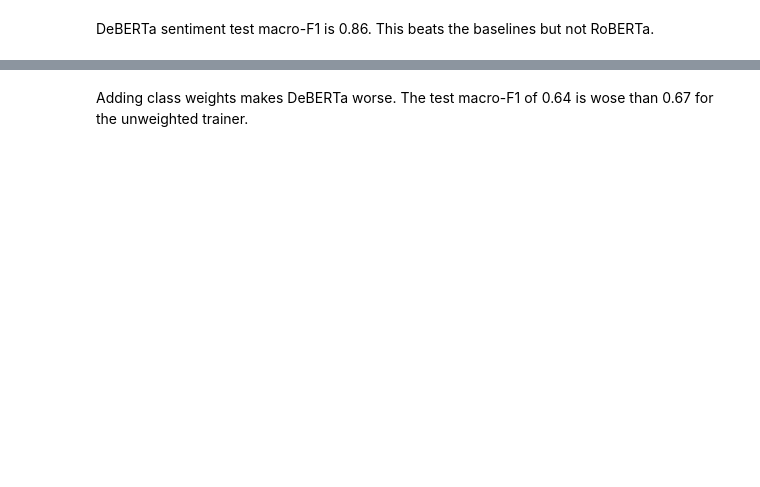
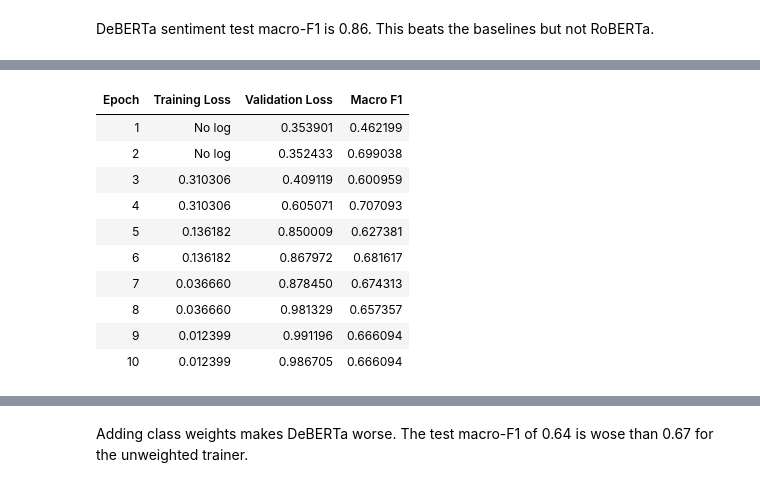
Before and after one commit to berkinksk/cross-dialect-sarcasm-detection, a Jupyter notebook: NLP_Baseline_SVM_and_RoBERTa_and_DeBERTa.ipynb, the cells around one changed output, grey strips where cells are left out. Drawn from its saved outputs; the diff is of its cells as text; code cells hidden in the pictures; blank space fills up the shorter version.

```diff
--- a/NLP_Baseline_SVM_and_RoBERTa_and_DeBERTa.ipynb
+++ b/NLP_Baseline_SVM_and_RoBERTa_and_DeBERTa.ipynb
@@ -406,6 +563,7 @@ for seed in [1, 2]:
         save_strategy='epoch',
         load_best_model_at_end=True,
         metric_for_best_model='macro_f1',
+        save_total_limit=1,
     )
 
     trainer = Trainer(
@@ -459,6 +703,7 @@ training_args = TrainingArguments(
     save_strategy='epoch',
     load_best_model_at_end=True,
     metric_for_best_model='macro_f1',
+    save_total_limit=1,
 )
 # %% [markdown]
 RoBERTA Sarcasm analysis
@@ -488,6 +733,7 @@ for seed in [1, 2]:
         save_strategy='epoch',
         load_best_model_at_end=True,
         metric_for_best_model='macro_f1',
+        save_total_limit=1,
     )
 
     trainer = Trainer(
@@ -500,7 +746,7 @@ for seed in [1, 2]:
     trainer.train()
     predictions = trainer.predict(test_sentiment)
     preds = np.argmax(predictions.predictions, axis=-1)
-    score = f1_score(test_sentiment['label'], preds, average='macro')
+    score = f1_score(test_sentiment['labels'], preds, average='macro')
     sentiment_scores.append(score)
     print(f"Seed {seed} Macro-F1: {score:.4f}")
 
@@ -531,6 +863,7 @@ for seed in [1, 2]:
         save_strategy='epoch',
         load_best_model_at_end=True,
         metric_for_best_model='macro_f1',
+        save_total_limit=1,
     )
 
     trainer = Trainer(
@@ -756,22 +2012,45 @@ predictions_sarcasm = trainer_sarcasm.predict(test_sarcasm)
 # %%
-training_args = TrainingArguments(
-    output_dir='./results',
-    num_train_epochs=10,
-    learning_rate=2e-5,
-    per_device_train_batch_size=16,
-    per_device_eval_batch_size=32,
-    eval_strategy='epoch',
-    save_strategy='epoch',
-    load_best_model_at_end=True,
-    metric_for_best_model='macro_f1',
-)
+from sklearn.metrics import f1_score
+import numpy as np
 
-trainer_sarcasm = Trainer(
-    model=sarcasm_model,
-    args=training_args,
-    train_dataset=train_sarcasm,
-    eval_dataset=val_sarcasm,
-    compute_metrics=compute_metrics,
-)
-trainer_sarcasm.train()
-predictions_sarcasm = trainer_sarcasm.predict(test_sarcasm)
+sarcasm_scores = []
+for seed in [1, 2]:
+    print(f"\n{'='*40}\nSeed: {seed}\n{'='*40}")
+
+    sarcasm_model = AutoModelForSequenceClassification.from_pretrained(
+        'microsoft/deberta-v3-base',
+        num_labels=2,
+        problem_type="single_label_classification",
+        torch_dtype=torch.float32,
+    )
+
+    training_args_seed = TrainingArguments(
+        output_dir=f'./results/seed_{seed}',
+        num_train_epochs=10,
+        seed=seed,
+        learning_rate=2e-5,
+        per_device_train_batch_size=16,
+        per_device_eval_batch_size=32,
+        eval_strategy='epoch',
+        save_strategy='epoch',
+        load_best_model_at_end=True,
+        metric_for_best_model='macro_f1',
+        save_total_limit=1,
+    )
+
+    trainer_sarcasm = Trainer(
+        model=sarcasm_model,
+        args=training_args_seed,
+        train_dataset=train_sarcasm,
+        eval_dataset=val_sarcasm,
+        compute_metrics=compute_metrics,
+    )
+    trainer_sarcasm.train()
+    predictions_sarcasm = trainer_sarcasm.predict(test_sarcasm)
+    preds = np.argmax(predictions_sarcasm.predictions, axis=-1)
+    score = f1_score(test_sarcasm['labels'], preds, average='macro')
+    sarcasm_scores.append(score)
+    print(f"Seed {seed} Macro-F1: {score:.4f}")
+
+print(f"\nDeBERTa Sarcasm (10 epochs): {np.mean(sarcasm_scores):.4f} ± {np.std(sarcasm_scores):.4f}")
+# %% [output]
@@ -777,0 +2078,11 @@ predictions_sarcasm = trainer_sarcasm.predict(test_sarcasm)
+| Epoch | Training Loss | Validation Loss | Macro F1 |
+| 1 | No log | 0.353901 | 0.462199 |
+| 2 | No log | 0.352433 | 0.699038 |
+| 3 | 0.310306 | 0.409119 | 0.600959 |
+| 4 | 0.310306 | 0.605071 | 0.707093 |
+| 5 | 0.136182 | 0.850009 | 0.627381 |
+| 6 | 0.136182 | 0.867972 | 0.681617 |
+| 7 | 0.036660 | 0.878450 | 0.674313 |
+| 8 | 0.036660 | 0.981329 | 0.657357 |
+| 9 | 0.012399 | 0.991196 | 0.666094 |
+| 10 | 0.012399 | 0.986705 | 0.666094 |
```
Also changed, not shown: parts of 29 cells of this notebook.
